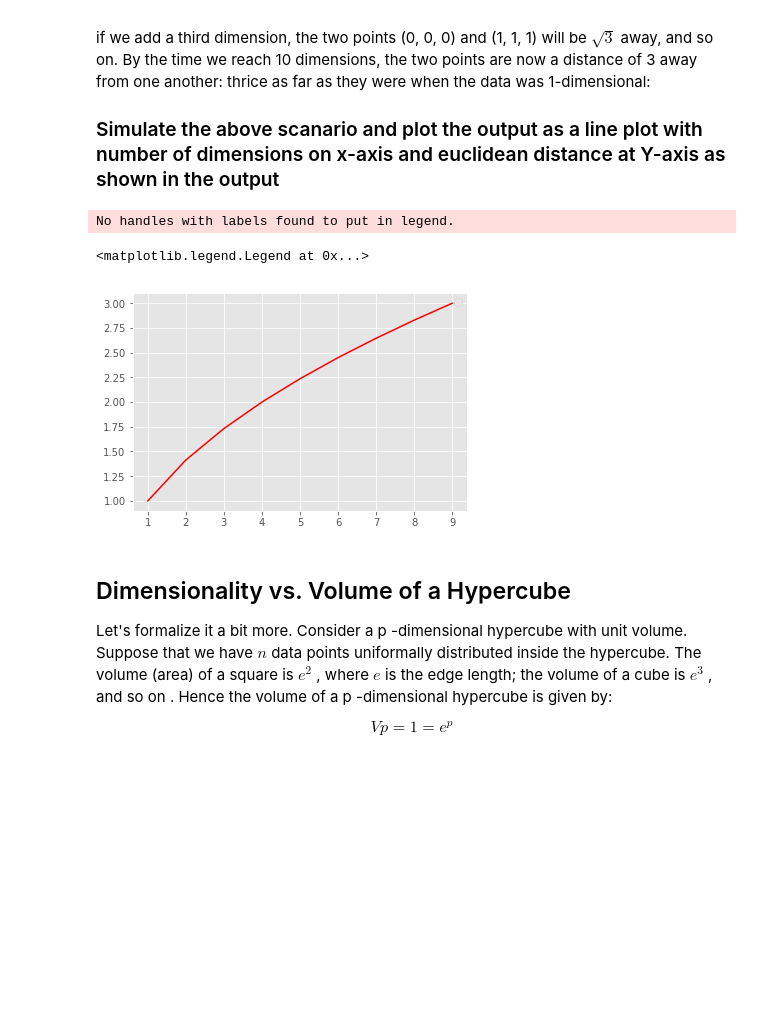
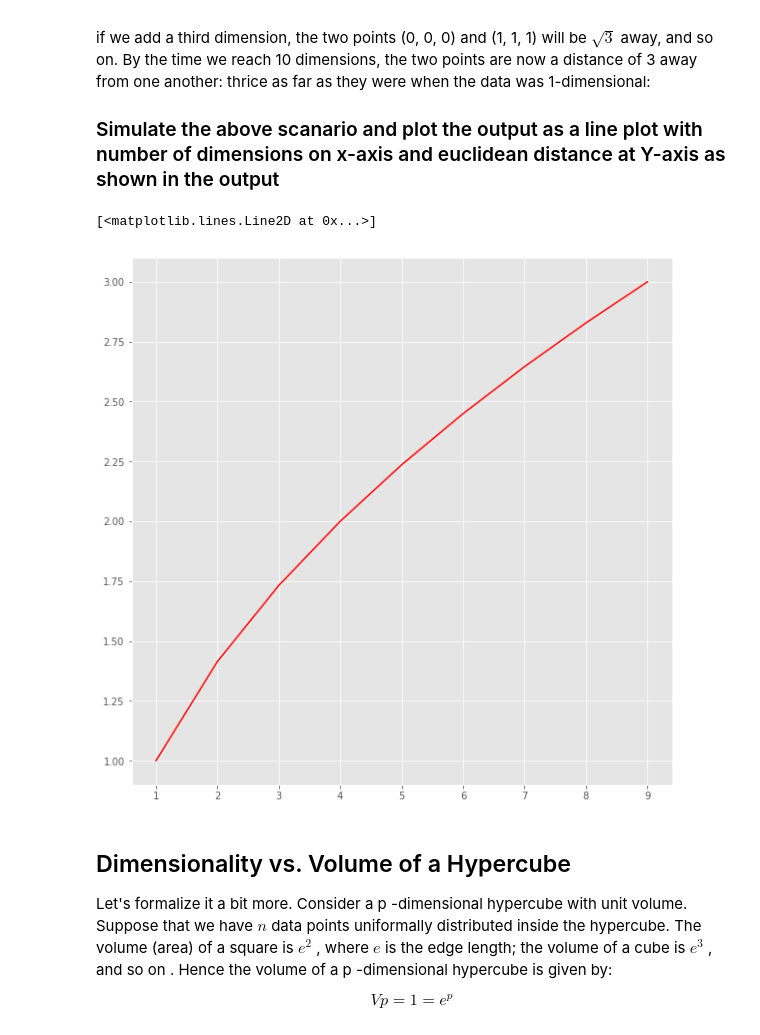
Before and after one commit to elenasm7/dsc-3-34-03-curse-of-dimensionality-simulation-lab-nyc-ds-career-012819, a Jupyter notebook: index.ipynb, the cells around one changed output. Saved outputs shown, nothing was run; the diff lists cells and outputs as text; code cells hidden in the pictures; blank space fills up the shorter version.

```diff
--- a/index.ipynb
+++ b/index.ipynb
@@ -42,26 +42,25 @@ if we add a third dimension, the two points (0, 0, 0) and (1, 1, 1) will be $\sq
 # %%
 # Your code here
 import numpy as np
 import matplotlib.pyplot as plt
 from scipy.spatial import distance
 %matplotlib inline
 
 x_axis = np.linspace(1,9,9)
 dist = []
 
 for i in range(1,10):
     y = [1]*i
     x = [0]*i
     dist.append(distance.euclidean(x, y))
 
-fig = plt.figure(fo)
+fig = plt.figure(figsize=(10,10))
 plt.style.use('ggplot')
 plt.plot(x_axis,dist,color='r')
 # print(x_axis,dist)
 # %% [output]
-No handles with labels found to put in legend.
+[<matplotlib.lines.Line2D at 0x...>]
-<matplotlib.legend.Legend at 0x...>
-[figure, old version]
+[figure, new version]
 # %% [markdown]
 ## Dimensionality vs. Volume of a Hypercube
 Let's formalize it a bit more. Consider a  p -dimensional hypercube with unit volume. Suppose that we have $n$  data points uniformally distributed inside the hypercube. The volume (area) of a square is  $e^2$ , where  $e$  is the edge length; the volume of a cube is  $e^3$ , and so on . Hence the volume of a  p -dimensional hypercube is given by:
```
